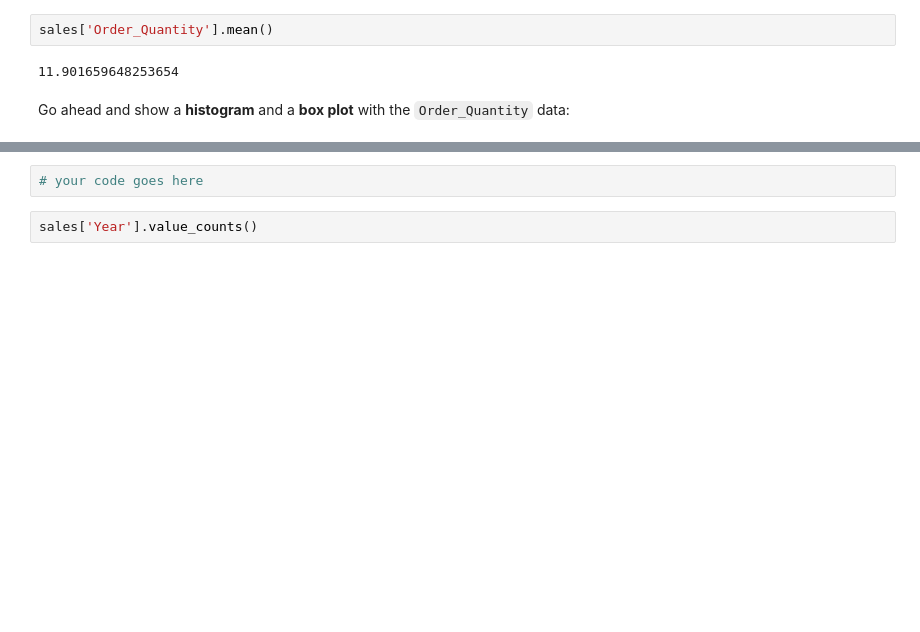
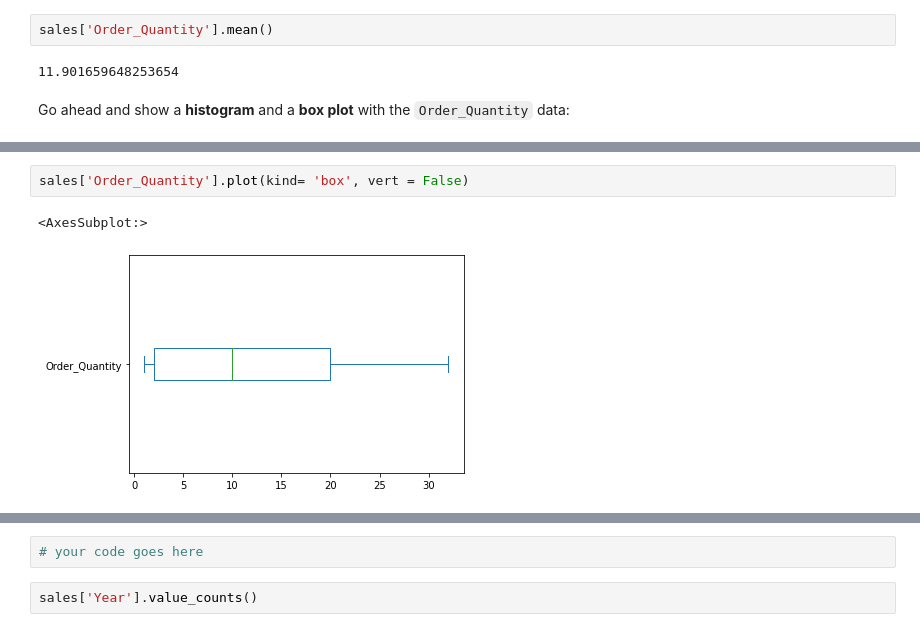
Before and after one commit to ClutchKick2207/FreeCodeCamp, a Jupyter notebook: Data Analysis with Python/Real Life Examples/Data Analysis Example A/Exercises_1.ipynb, the cells around one changed output, grey strips where cells are left out. Cells and saved outputs as stored; diff of their text form; blank space fills up the shorter version.

```diff
--- a/Data Analysis with Python/Real Life Examples/Data Analysis Example A/Exercises_1.ipynb
+++ b/Data Analysis with Python/Real Life Examples/Data Analysis Example A/Exercises_1.ipynb
@@ -90,2 +94,7 @@ Go ahead and show a <b>histogram</b> and a <b>box plot</b> with the `Order_Quant
+# %%
+sales['Order_Quantity'].plot(kind= 'box', vert = False)
+# %% [output]
+<AxesSubplot:>
+[figure, added]
 # %%
 sales['Order_Quantity'].plot(kind='hist', bins=30, figsize=(14,6))
```
Also changed, not shown: parts of 3 cells of this notebook.
